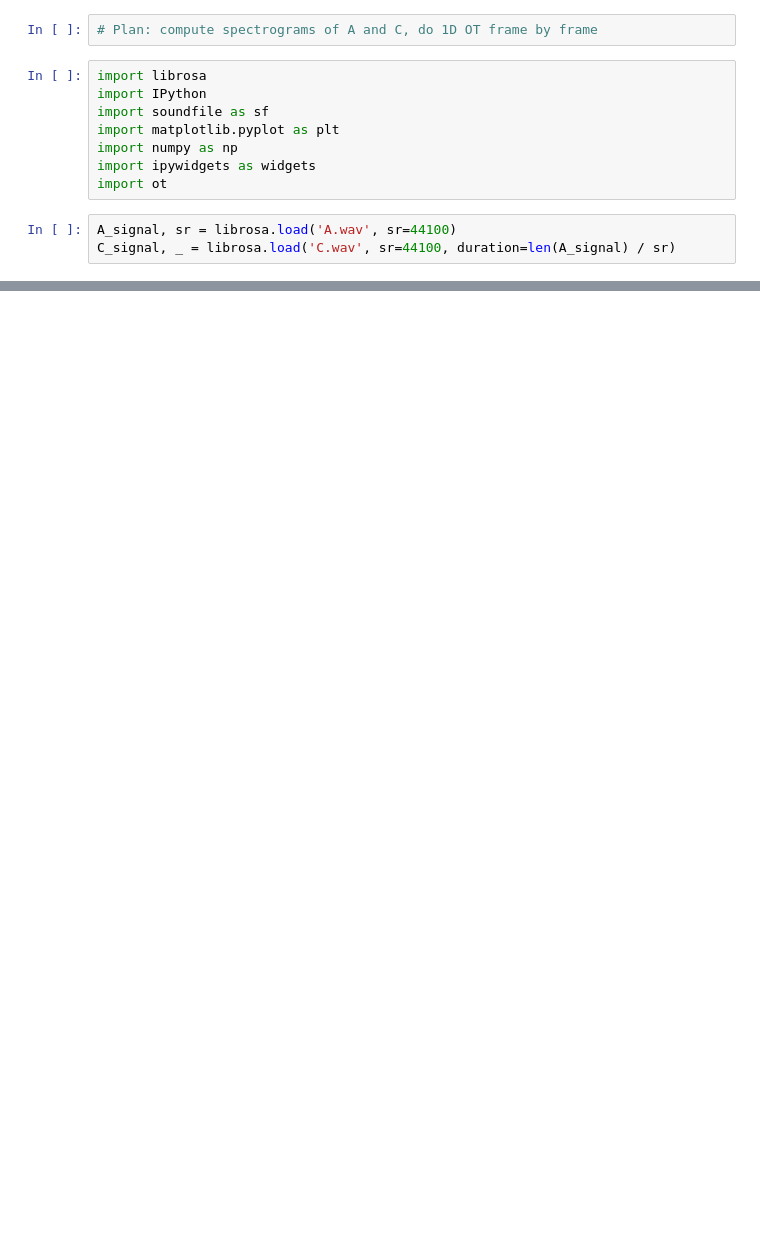
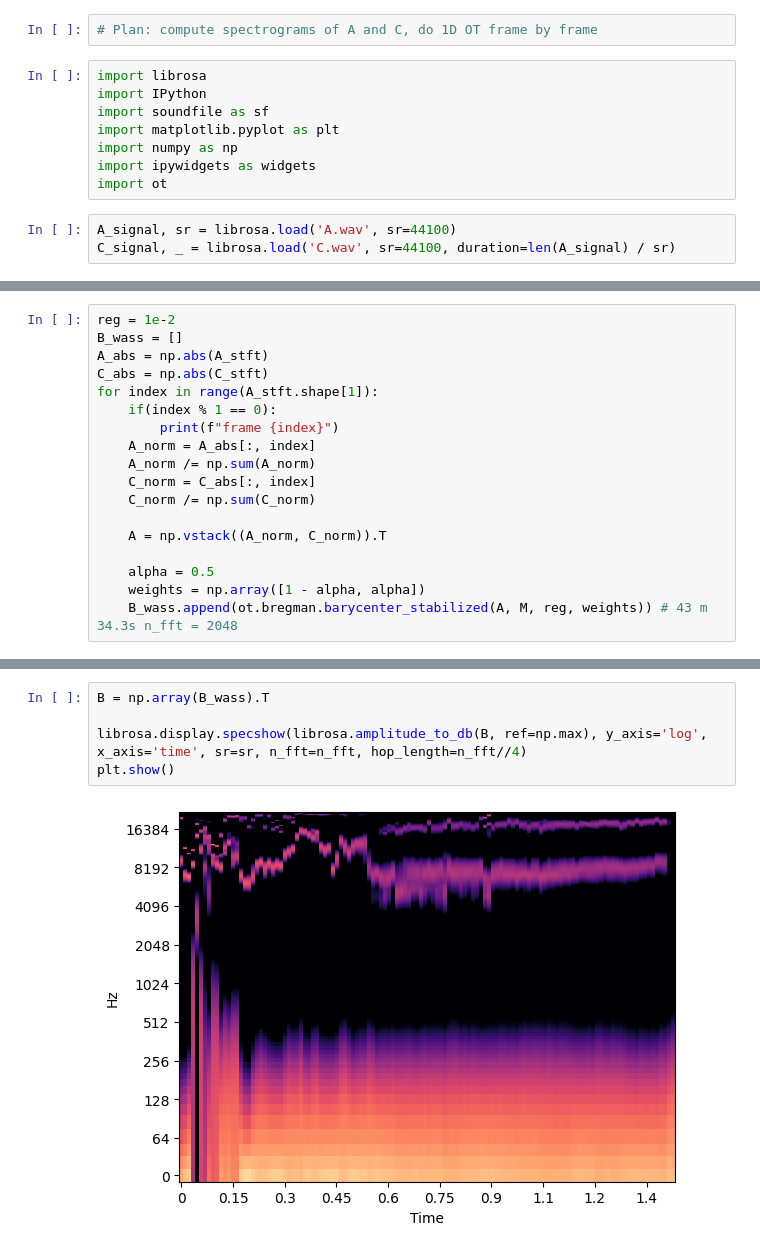
Before and after one commit to zaquastier/audio_1D_transport, a Jupyter notebook: audio_ot.ipynb, the cells around one changed output, grey strips where cells are left out. Drawn from its saved outputs; the diff is of its cells as text; blank space fills up the shorter version.

```diff
--- a/audio_ot.ipynb
+++ b/audio_ot.ipynb
@@ -42,0 +32,18 @@ array([0.00000000e+00, 5.38330078e+00, 1.07666016e+01, ...,
+# %%
+reg = 1e-2
+B_wass = []
+A_abs = np.abs(A_stft)
+C_abs = np.abs(C_stft)
+for index in range(A_stft.shape[1]):
+    if(index % 1 == 0):
+        print(f"frame {index}")
+    A_norm = A_abs[:, index]
+    A_norm /= np.sum(A_norm)
+    C_norm = C_abs[:, index]
+    C_norm /= np.sum(C_norm)
+
+    A = np.vstack((A_norm, C_norm)).T
+
+    alpha = 0.5
+    weights = np.array([1 - alpha, alpha])
+    B_wass.append(ot.bregman.barycenter_stabilized(A, M, reg, weights)) # 43 m 34.3s n_fft = 2048
@@ -42,0 +69,7 @@ array([0.00000000e+00, 5.38330078e+00, 1.07666016e+01, ...,
+# %%
+B = np.array(B_wass).T
+
+librosa.display.specshow(librosa.amplitude_to_db(B, ref=np.max), y_axis='log', x_axis='time', sr=sr, n_fft=n_fft, hop_length=n_fft//4)
+plt.show()
+# %% [output]
+[figure, added]
```
Also changed, not shown: parts of 5 cells of this notebook.
